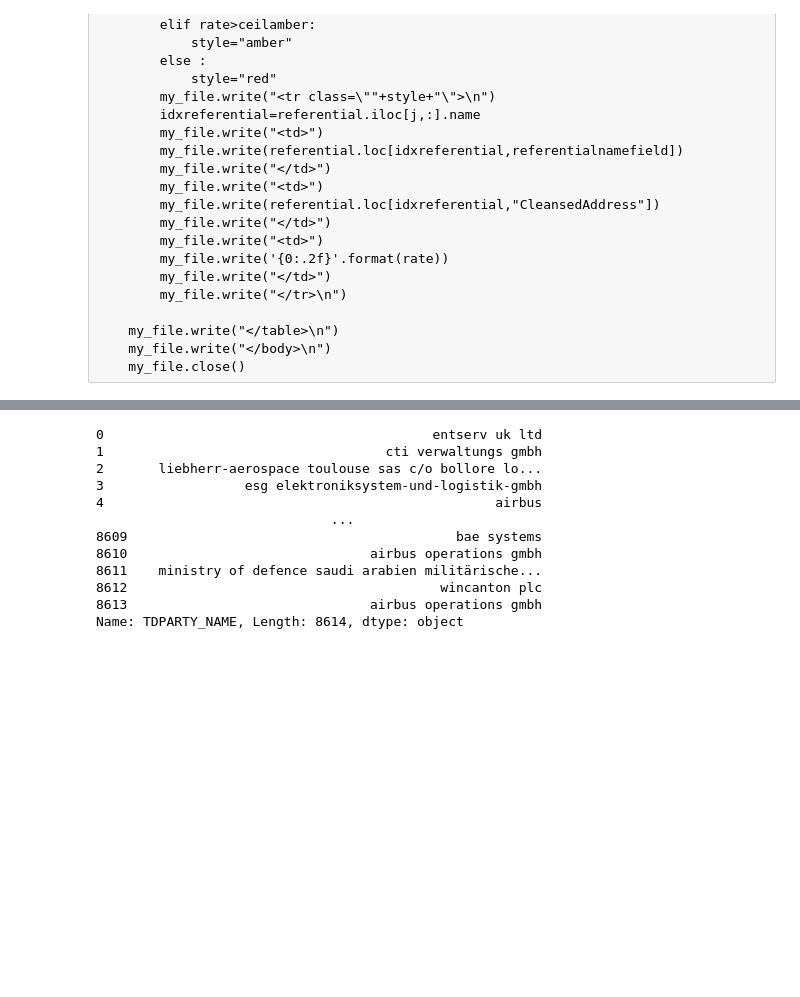
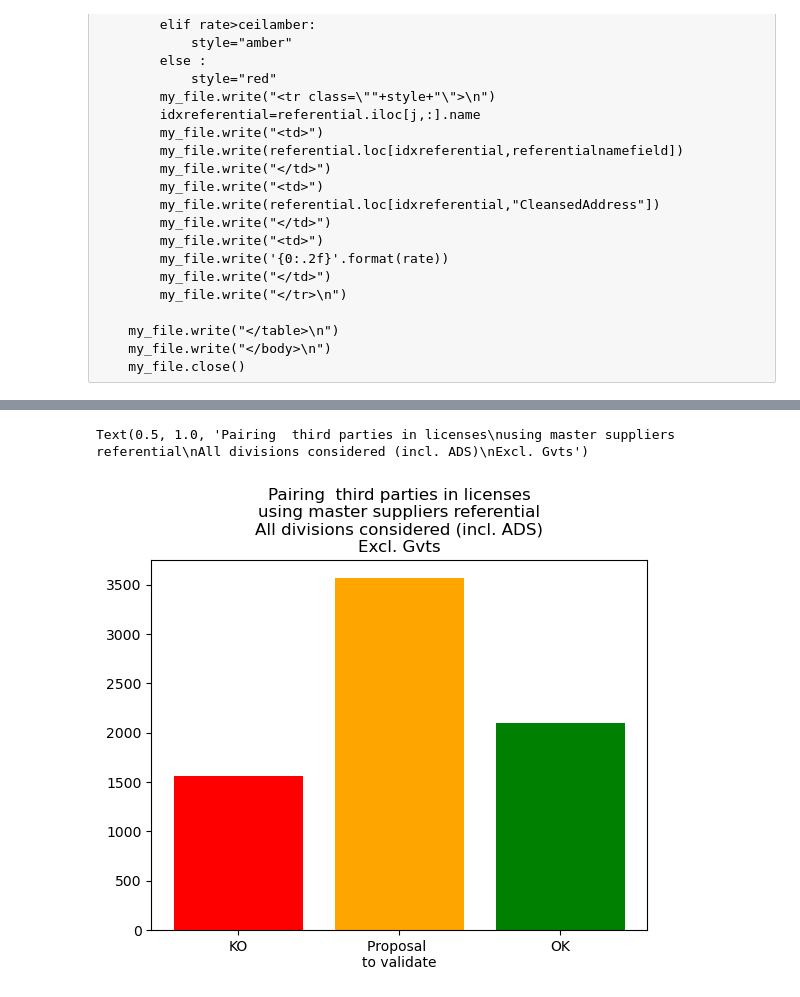
Before and after one commit to clementsoullard/sudoku-resolver, a Jupyter notebook: appariement/Appariement-generic.ipynb, the cells around one changed output, grey strips where cells are left out. Cells and saved outputs as stored; diff of their text form; code cells hidden in the pictures; blank space fills up the shorter version.

```diff
--- a/appariement/Appariement-generic.ipynb
+++ b/appariement/Appariement-generic.ipynb
@@ -577,15 +619,7 @@ tomatch["nature"]=tp.TDPARTY_FLAG.map(mapnature)
 # %%
-tp=tp.TDPARTY_NAME.map(lambda x:x.lower())
+x,y=np.histogram(tomatch[tomatch.nature!="gouvernement"].matchrate,bins=[0,ceilamber,ceilgreen,3])
+plt.bar(x=["KO","Proposal \nto validate","OK"],height=x,color=['r','orange','g'])
+plt.title("Pairing  third parties in licenses\nusing master suppliers referential\nAll divisions considered (incl. ADS)\nExcl. Gvts")
 # %% [output]
-0                                          entserv uk ltd
-1                                    cti verwaltungs gmbh
-2       liebherr-aerospace toulouse sas c/o bollore lo...
-3                  esg elektroniksystem-und-logistik-gmbh
-4                                                  airbus
-                              ...
-8609                                          bae systems
-8610                               airbus operations gmbh
-8611    ministry of defence saudi arabien militärische...
-8612                                        wincanton plc
-8613                               airbus operations gmbh
-Name: TDPARTY_NAME, Length: 8614, dtype: object
+Text(0.5, 1.0, 'Pairing  third parties in licenses\nusing master suppliers referential\nAll divisions considered (incl. ADS)\nExcl. Gvts')
+[figure, added]
```
Also changed, not shown: parts of 9 cells of this notebook.
